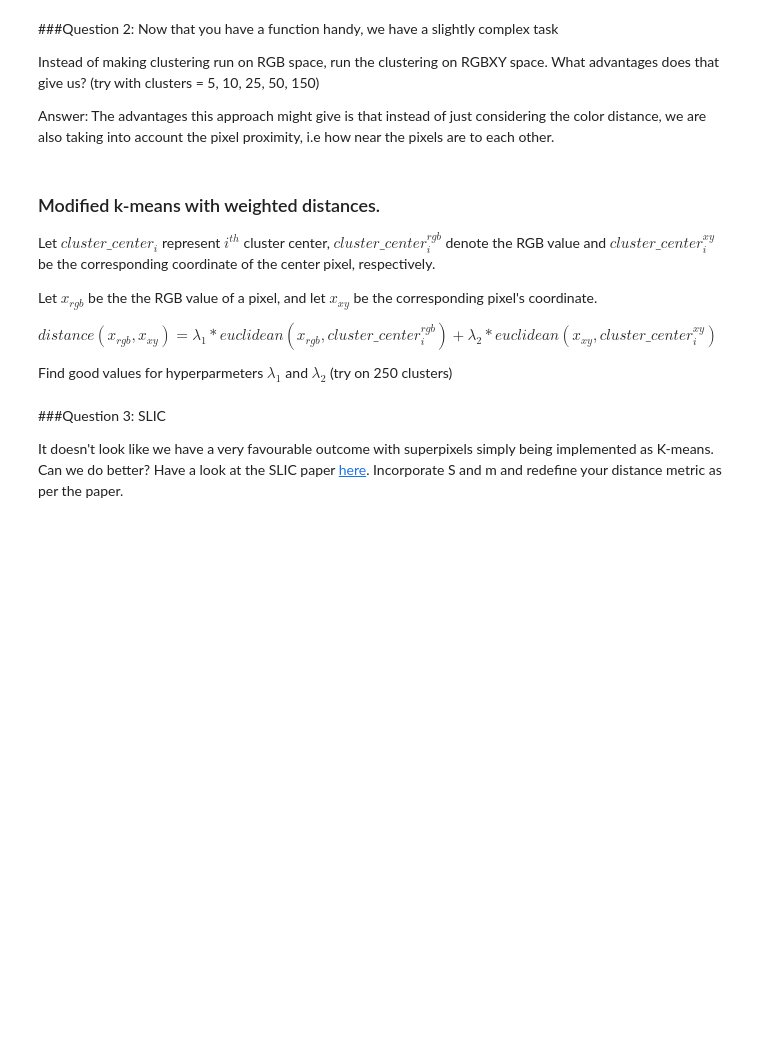
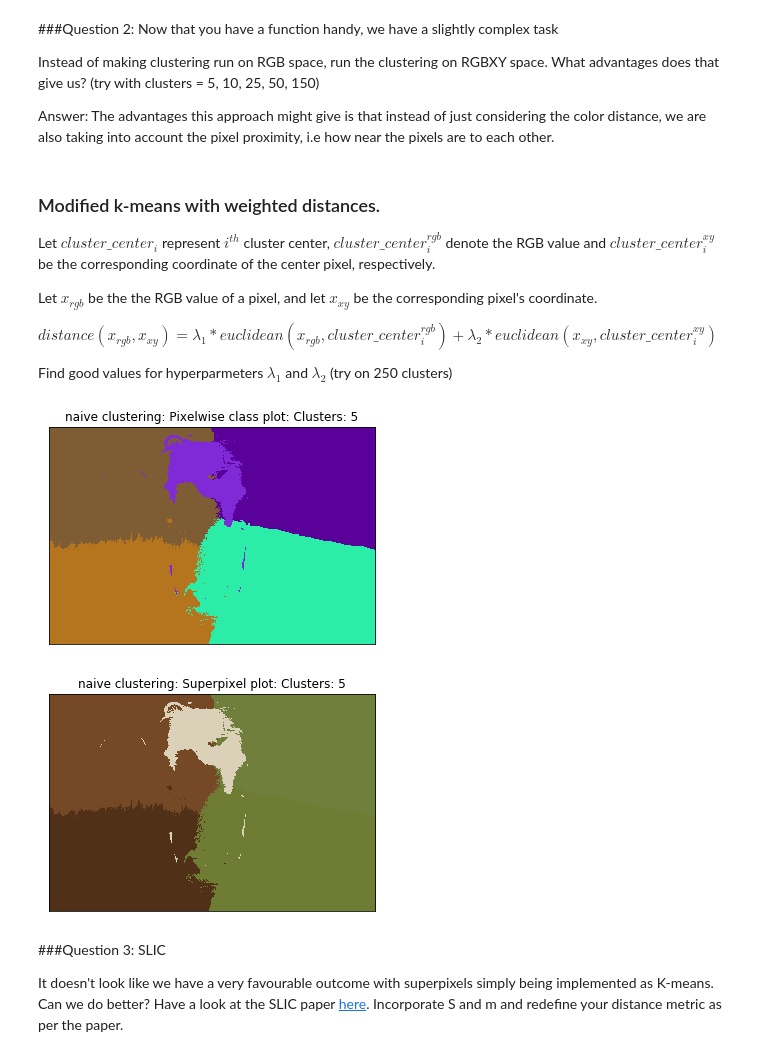
Before and after one commit to arp95/slic_superpixels_image_segmentation, a Jupyter notebook: notebooks/slic_superpixels.ipynb, the cells around one changed output. Cells and saved outputs as stored; diff of their text form; code cells hidden in the pictures; blank space fills up the shorter version.

```diff
--- a/notebooks/slic_superpixels.ipynb
+++ b/notebooks/slic_superpixels.ipynb
@@ -149,7 +149,7 @@ Does K means clustering work on image pixels?
 Let the number of clusters be K = 5, 10, 50
 # %%
 # KMeans algo
-def k_means_algo(k, samples):
+def k_means_algo(k, samples, weight=np.array([])):
     """
         Inputs:
         k: the number of clusters
@@ -159,19 +159,29 @@ def k_means_algo(k, samples):
         cluster_labels: the cluster number for each sample
     """
     # choose initial clusters according to kmeans++ paper
+    if len(weight)>0:
+        samples_new = samples*np.sqrt(weight)
+    else:
+        samples_new = samples
     kcentroids = np.array([random.choice(samples)])
     while len(kcentroids) < k:
         # compute D(x)
         distance = np.ones(len(samples))*10000000000
         for i in range(0, len(kcentroids)):
-            distance = np.vstack((distance, np.linalg.norm(samples-kcentroids[i], axis=1)))
+            if len(weight)>0:
+                kcentroids_new = kcentroids[i]*np.sqrt(weight)
+            else:
+                kcentroids_new = kcentroids[i]
+            distance = np.vstack((distance, np.linalg.norm(samples_new-kcentroids_new, axis=1)))
+        distance = distance[1:]
         distance = np.min(distance, axis=0)
 
         # pick next center randomly with weighted probability
-        kcentroids = np.vstack((kcentroids, random.choices(samples, distance)[0]))
+        kcentroids = np.vstack((kcentroids, random.choices(samples, distance*distance)[0]))
+
 
     # run k-means
-    iter = 5000
+    iter = 1000
     curr_iter = 1
     hash_clusters = {}
     cluster_labels = np.array([])
@@ -181,14 +191,18 @@ def k_means_algo(k, samples):
         cluster_labels = np.array([])
         distance = np.ones(len(samples))*10000000000
         for i in range(0, k):
-            distance = np.vstack((distance, np.linalg.norm(samples-kcentroids[i], axis=1)))
+            if len(weight)>0:
+                kcentroids_new = kcentroids[i]*np.sqrt(weight)
+            else:
+                kcentroids_new = kcentroids[i]
+            distance = np.vstack((distance, np.linalg.norm(samples_new-kcentroids_new, axis=1)))
         distance = distance[1:]
         cluster_labels = np.argmin(distance, axis=0)
 
         kcentroids = np.array([])
         for i in range(0, k):
             indices_i = np.where(cluster_labels==i)
-            new_centroid_i = np.sum(samples[indices_i], axis=0)/len(indices)
+            new_centroid_i = np.sum(samples[indices_i], axis=0)/len(indices_i[0])
 
             if(len(kcentroids) == 0):
                 kcentroids = np.array([new_centroid_i])
@@ -273,27 +294,31 @@ Find good values for hyperparmeters $\lambda_1$ and $\lambda_2$ (try on 250 clus
 # %%
 #TODO: clustering r,b,g,x,y values with lambdas and display outputs
 def cluster_rgbxy(im, k, lambda_1, lambda_2):
     """
     Inputs:
         im: the input image of shape (n, m, 3)
         k: the number of clusters
         lambda_1: the weight value for rgb channels
         lambda_2: the weight value for xy
     Output:
         segmap: the output shape of (n, m) where each entry is the cluster index it belongs to
     """
     image = []
     for row in range(0, im.shape[0]):
         for col in range(0, im.shape[1]):
             image.append((im[row, col, 0], im[row, col, 1], im[row, col, 2], row, col))
-    clusters = KMeans(n_clusters=k).fit(image, sample_weight=[lambda_1, lambda_1, lambda_1, lambda_2, lambda_2])
-    segmap = clusters.labels_.reshape(im.shape[0], im.shape[1])
+    segmap = k_means_algo(k, np.array(image), weight=np.array([lambda_1, lambda_1, lambda_1, lambda_2, lambda_2]))
+    segmap = np.array(segmap)
+    segmap = segmap.reshape(im.shape[0], im.shape[1])
     return segmap
 
 for k in [5]:
-    clusters = cluster_rgbxy(im, k)
+    clusters = cluster_rgbxy(im, k, 4, 9)
     _ = rgb_segment(clusters, n=k, title="naive clustering: Pixelwise class plot: Clusters: " + str(k), legend=False)
     superpixel_plot(im, clusters, title="naive clustering: Superpixel plot: Clusters: "+ str(k))
+# %% [output]
+[figure, added]
+[figure, added]
 # %% [markdown]
 ###Question 3: SLIC
 
```
Also changed, not shown: parts of 6 cells of this notebook.
